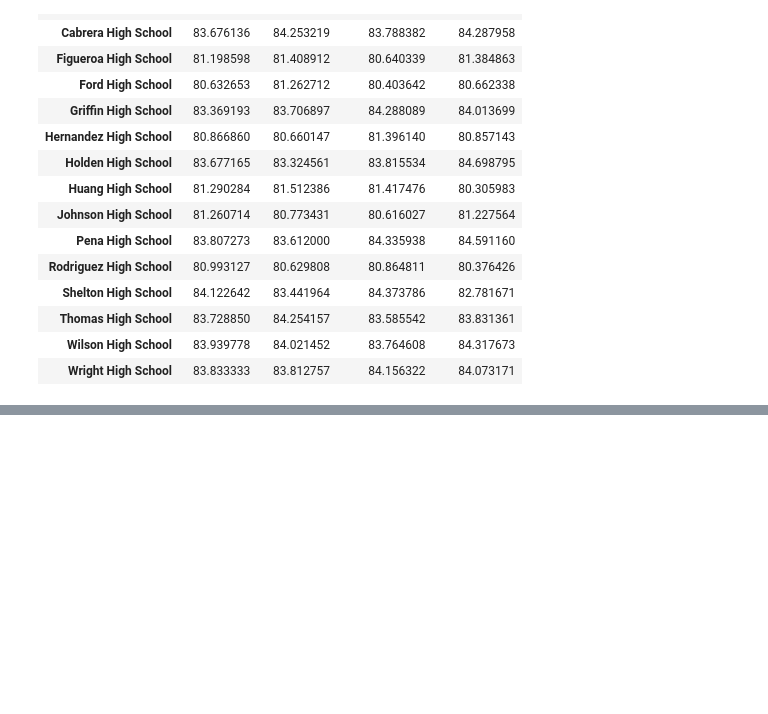
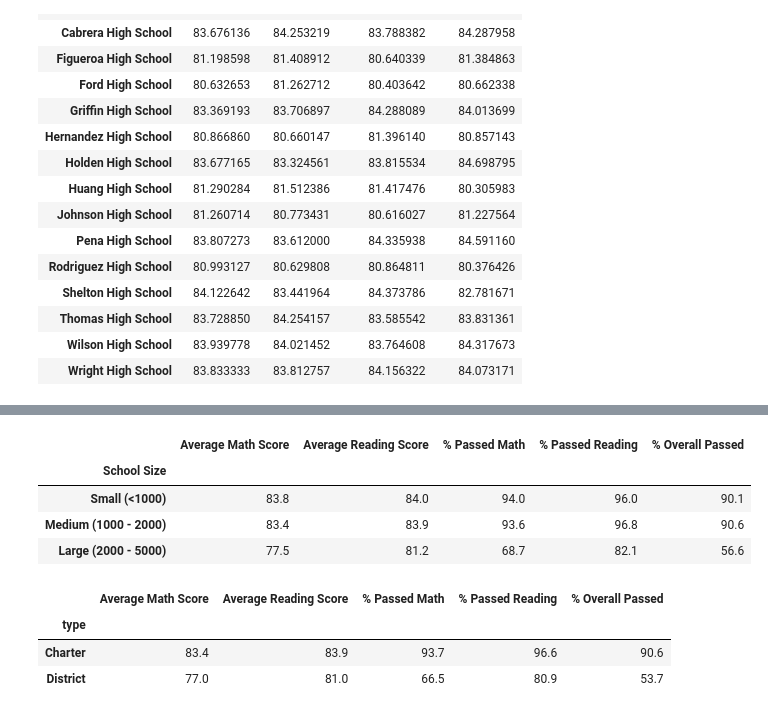
Before and after one commit to rteves0914/Pandas-challenge, a Jupyter notebook: PyCitySchools/PyCitySchools.ipynb, the cells around one changed output, grey strips where cells are left out. Drawn from its saved outputs; the diff is of its cells as text; code cells hidden in the pictures; blank space fills up the shorter version.

```diff
--- a/PyCitySchools/PyCitySchools.ipynb
+++ b/PyCitySchools/PyCitySchools.ipynb
@@ -293,0 +273,65 @@ spending_summary_df
+# %%
+# Create bins to hold the size ranges, numbers on the right are includsive
+bins = [0, 999, 1999, 5000]
+bin_names = ["Small (<1000)", "Medium (1000 - 2000)", "Large (2000 - 5000)"]
+school_data_complete_df["School Size"] = pd.cut(school_data_complete_df["size"],bins, labels=bin_names)
+school_data_complete_df["School Size"]
+
+# Create the Data Frame to display the information, use Group By on the Size Ranges
+size_df = school_data_complete_df.groupby("School Size")
+avg_math_size = size_df["math_score"].mean()
+avg_read_size = size_df["reading_score"].mean()
+pct_math_size = (school_data_complete_df[school_data_complete_df["math_score"] >= 70].groupby("School Size")["Student ID"].count() / size_df["Student ID"].count()) * 100
+pct_read_size = (school_data_complete_df[school_data_complete_df["reading_score"] >= 70].groupby("School Size")["Student ID"].count() / size_df["Student ID"].count()) * 100
+pct_both_size = (school_data_complete_df[(school_data_complete_df["math_score"] >= 70) & (school_data_complete_df["reading_score"] >= 70)].groupby("School Size")["Student ID"].count() / size_df["Student ID"].count()) * 100
+
+size_summary_df = pd.DataFrame({"Average Math Score" : avg_math_size,
+                        "Average Reading Score" : avg_read_size,
+                        "% Passed Math" : pct_math_size,
+                        "% Passed Reading" : pct_read_size,
+                        "% Overall Passed" : pct_both_size})
+
+size_summary_df
+
+# Format the Data Frame
+size_summary_df["Average Math Score"] = size_summary_df["Average Math Score"].map("{:.3}".format)
+size_summary_df["Average Reading Score"] = size_summary_df["Average Reading Score"].map("{:.3}".format)
+size_summary_df["% Passed Math"] = size_summary_df["% Passed Math"].map("{:.3}".format)
+size_summary_df["% Passed Reading"] = size_summary_df["% Passed Reading"].map("{:.3}".format)
+size_summary_df["% Overall Passed"] = size_summary_df["% Overall Passed"].map("{:.3}".format)
+size_summary_df
+# %% [output]
+|  | Average Math Score | Average Reading Score | % Passed Math | % Passed Reading | % Overall Passed |
+| School Size |  |  |  |  |  |
+| Small (<1000) | 83.8 | 84.0 | 94.0 | 96.0 | 90.1 |
+| Medium (1000 - 2000) | 83.4 | 83.9 | 93.6 | 96.8 | 90.6 |
+| Large (2000 - 5000) | 77.5 | 81.2 | 68.7 | 82.1 | 56.6 |
+# %%
+# Create the Data Frame to display the information, use Group By on the School Type
+type_df = school_data_complete_df.groupby("type")
+avg_math_type = type_df["math_score"].mean()
+avg_read_type = type_df["reading_score"].mean()
+pct_math_type = (school_data_complete_df[school_data_complete_df["math_score"] >= 70].groupby("type")["Student ID"].count() / type_df["Student ID"].count()) * 100
+pct_read_type = (school_data_complete_df[school_data_complete_df["reading_score"] >= 70].groupby("type")["Student ID"].count() / type_df["Student ID"].count()) * 100
+pct_both_type = (school_data_complete_df[(school_data_complete_df["math_score"] >= 70) & (school_data_complete_df["reading_score"] >= 70)].groupby("type")["Student ID"].count() / type_df["Student ID"].count()) * 100
+
+type_summary_df = pd.DataFrame({"Average Math Score" : avg_math_type,
+                        "Average Reading Score" : avg_read_type,
+                        "% Passed Math" : pct_math_type,
+                        "% Passed Reading" : pct_read_type,
+                        "% Overall Passed" : pct_both_type})
+
+type_summary_df
+
+# Format the Data Frame
+type_summary_df["Average Math Score"] = type_summary_df["Average Math Score"].map("{:.3}".format)
+type_summary_df["Average Reading Score"] = type_summary_df["Average Reading Score"].map("{:.3}".format)
+type_summary_df["% Passed Math"] = type_summary_df["% Passed Math"].map("{:.3}".format)
+type_summary_df["% Passed Reading"] = type_summary_df["% Passed Reading"].map("{:.3}".format)
+type_summary_df["% Overall Passed"] = type_summary_df["% Overall Passed"].map("{:.3}".format)
+type_summary_df
+# %% [output]
+|  | Average Math Score | Average Reading Score | % Passed Math | % Passed Reading | % Overall Passed |
+| type |  |  |  |  |  |
+| Charter | 83.4 | 83.9 | 93.7 | 96.6 | 90.6 |
+| District | 77.0 | 81.0 | 66.5 | 80.9 | 53.7 |
```
Also changed, not shown: parts of 9 cells of this notebook.
